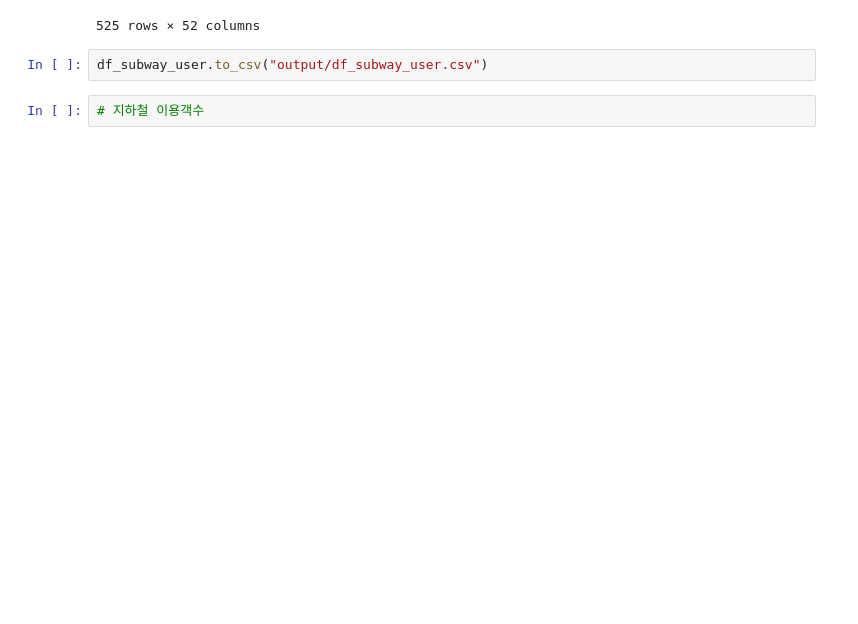
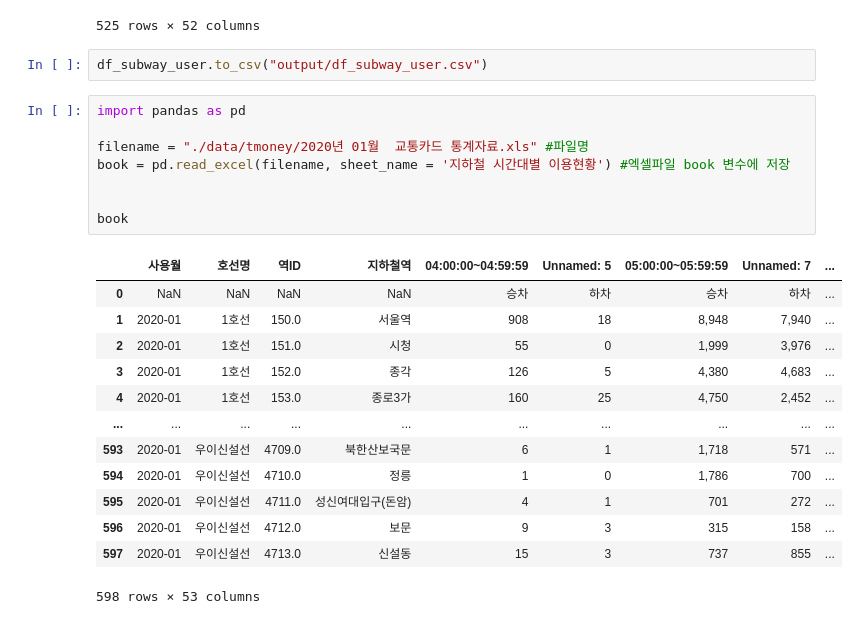
Before and after one commit to so02e/bucheon, a Jupyter notebook: young_bucheonsubway.ipynb, the cells around one changed output. Cells and saved outputs as stored; diff of their text form; blank space fills up the shorter version.

```diff
--- a/young_bucheonsubway.ipynb
+++ b/young_bucheonsubway.ipynb
@@ -205,5 +205,25 @@ df_subway_user
 525 rows × 52 columns
 # %%
 df_subway_user.to_csv("output/df_subway_user.csv")
-# %%
-# 지하철 이용객수
+# %%
+import pandas as pd
+
+filename = "./data/tmoney/2020년 01월  교통카드 통계자료.xls" #파일명
+book = pd.read_excel(filename, sheet_name = '지하철 시간대별 이용현황') #엑셀파일 book 변수에 저장
+
+
+book
+# %% [output]
+|  | 사용월 | 호선명 | 역ID | 지하철역 | 04:00:00~04:59:59 | Unnamed: 5 | 05:00:00~05:59:59 | Unnamed: 7 | ... |
+| 0 | NaN | NaN | NaN | NaN | 승차 | 하차 | 승차 | 하차 | ... |
+| 1 | 2020-01 | 1호선 | 150.0 | 서울역 | 908 | 18 | 8,948 | 7,940 | ... |
+| 2 | 2020-01 | 1호선 | 151.0 | 시청 | 55 | 0 | 1,999 | 3,976 | ... |
+| 3 | 2020-01 | 1호선 | 152.0 | 종각 | 126 | 5 | 4,380 | 4,683 | ... |
+| 4 | 2020-01 | 1호선 | 153.0 | 종로3가 | 160 | 25 | 4,750 | 2,452 | ... |
+| ... | ... | ... | ... | ... | ... | ... | ... | ... | ... |
+| 593 | 2020-01 | 우이신설선 | 4709.0 | 북한산보국문 | 6 | 1 | 1,718 | 571 | ... |
+| 594 | 2020-01 | 우이신설선 | 4710.0 | 정릉 | 1 | 0 | 1,786 | 700 | ... |
+| 595 | 2020-01 | 우이신설선 | 4711.0 | 성신여대입구(돈암) | 4 | 1 | 701 | 272 | ... |
+| 596 | 2020-01 | 우이신설선 | 4712.0 | 보문 | 9 | 3 | 315 | 158 | ... |
+| 597 | 2020-01 | 우이신설선 | 4713.0 | 신설동 | 15 | 3 | 737 | 855 | ... |
+598 rows × 53 columns
```
Also changed, not shown: 1 other file.
